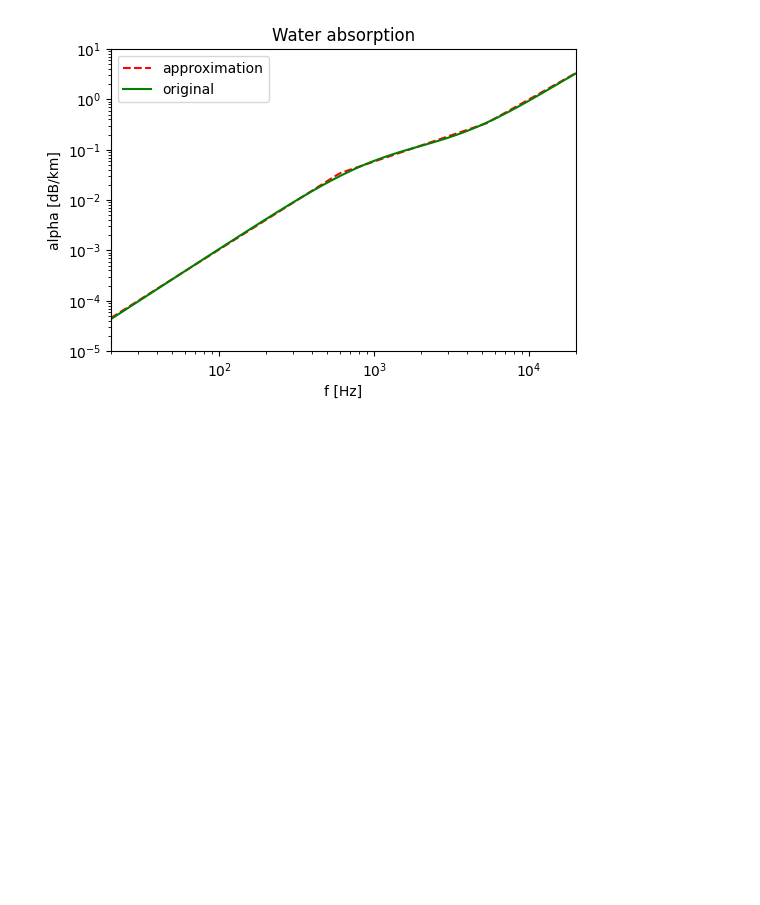
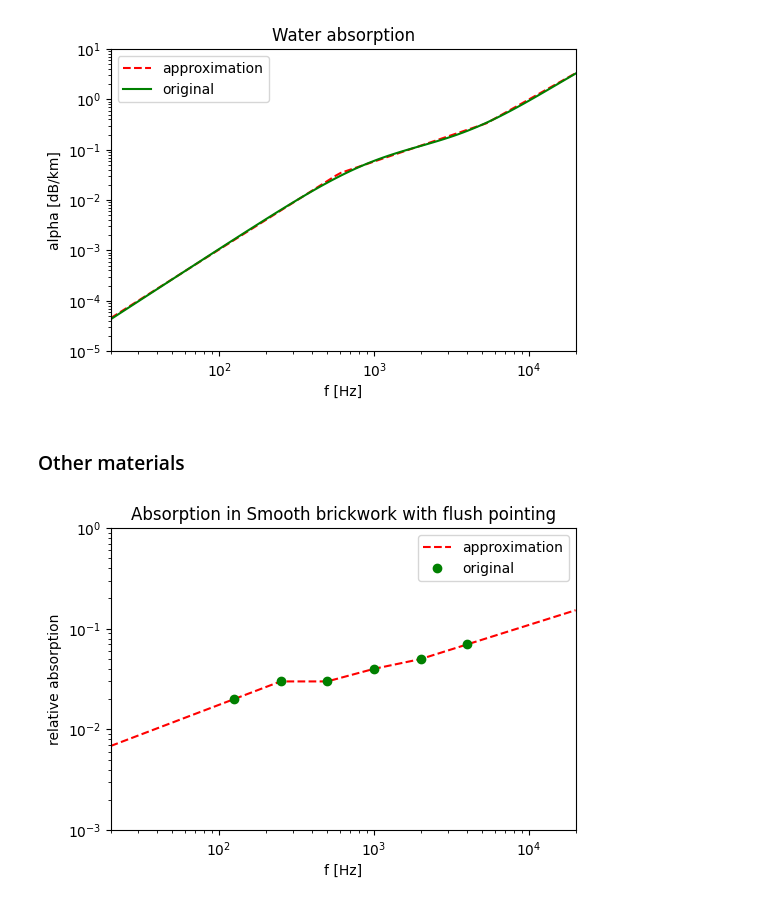
Before and after one commit to csanadm/AbsorptionProject, a Jupyter notebook: absorption_project.ipynb, the cells around one changed output. Saved outputs shown, nothing was run; the diff lists cells and outputs as text; code cells hidden in the pictures; blank space fills up the shorter version.

Commit message:
Added python code for other materials

```diff
--- a/absorption_project.ipynb
+++ b/absorption_project.ipynb
@@ -29,11 +42,11 @@ def psat(TKelvin):
 # %%
 #Absolute humidity
 def habs(hrel, TKelvin, P):
-  return hrel*psat(T)/P;
+  return hrel*psat(TKelvin)/P;
 # %%
 #Nitrogen absorption
 def Nit(TKelvin, h, P, f):
-  frn = FrN(T,h,P);
+  frn = FrN(TKelvin,h,P);
   return  868.6*0.1068*math.exp(-3352./TKelvin)*math.pow(TKelvin/T0,-5./2.)*frn * f*f/(frn*frn + f*f);
 # %%
 #Oxygen absorption
@@ -250 +265,23 @@ def water_absorption(TCelsius, Salinity, Depth, pH, f):
+# %%
+NMAT = len(other_materials_names) #number of materials
+NAI = 6 #len(other_materials_ai[1]) #number of a_i values for a given material
+
+frequenciesOtherMat = [125,250,500,1000,2000,4000]
+
+def AlphaOtherMaterial(f,nmat):
+  if(nmat<0 or nmat>=NMAT): return -9999;
+
+  irange = -1;
+  for ifr in range(NAI):
+    if(f<frequenciesOtherMat[ifr]):
+      irange=ifr;
+      break;
+  if(irange==-1): irange=NAI; #this means f larger than largest frequency point
+  if(irange==0): irange=1; #first range is up to 250
+  if(irange>NAI-2): irange=NAI-1; #/last range is from 2000
+
+  n = math.log(other_materials_ai[nmat][irange]/other_materials_ai[nmat][irange-1]) / math.log(frequenciesOtherMat[irange]/frequenciesOtherMat[irange-1]);
+  c = other_materials_ai[nmat][irange]/math.pow(frequenciesOtherMat[irange],n);
+
+  return c*math.pow(f,n);
 # %% [markdown]
@@ -307,3 +345,23 @@ plt.loglog(ftab, worigtab, 'g-', label='original');
 plt.legend();
 # %% [output]
 [figure]
+# %% [markdown]
+### Other materials
+# %%
+nmat = 5; #"Smooth brickwork with flush pointing"
+aothertab=np.linspace(0,0,NFR);
+for ifr in range(NFR):
+  fr = ftab[ifr]
+  aothertab[ifr] = AlphaOtherMaterial(fr,nmat)
+# %%
+plt.figure(num=None, figsize=(6, 4), dpi=100, facecolor='w', edgecolor='k')
+plt.title('Absorption in '+other_materials_names[nmat])
+plt.xlabel('f [Hz]');
+plt.ylabel('relative absorption');
+plt.xlim(20,20000)
+plt.ylim(0.001,1)
+plt.loglog(ftab, aothertab, 'r--', label='approximation');
+plt.loglog(frequenciesOtherMat, other_materials_ai[nmat], 'go', label='original');
+plt.legend();
+# %% [output]
+[figure, added]
```
Also changed, not shown: parts of 10 cells of this notebook, 2 other files.
